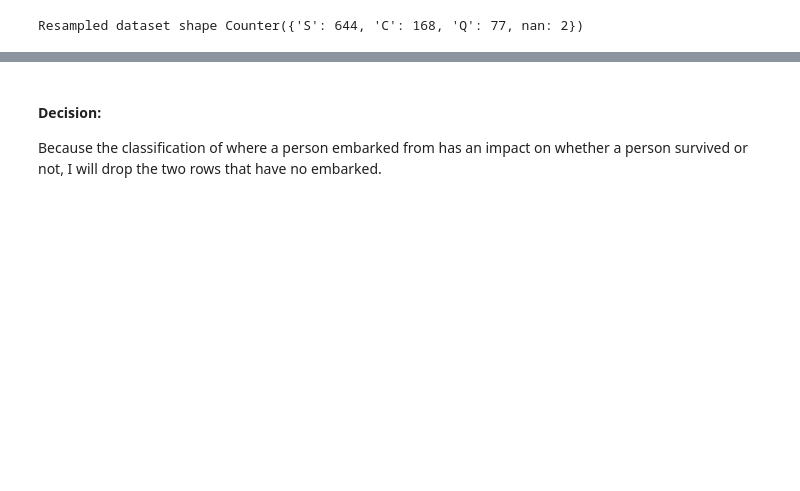
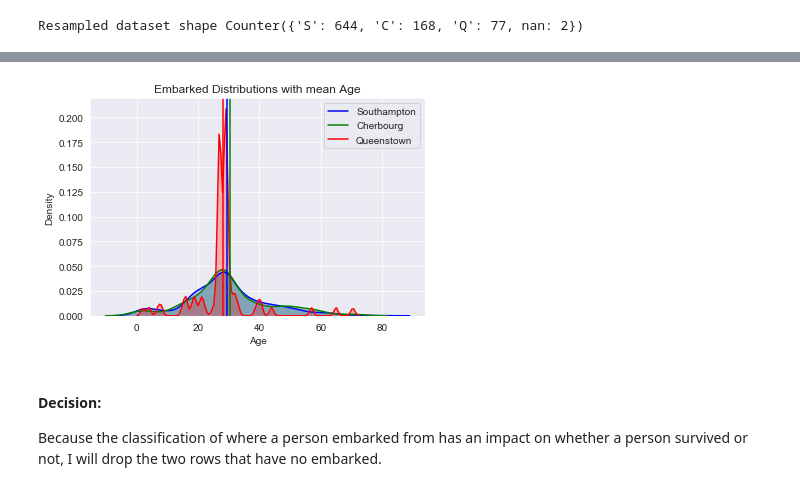
Before and after one commit to dusty736/kaggle_titanic, a Jupyter notebook: Titanic.ipynb, the cells around one changed output, grey strips where cells are left out. Saved outputs shown, nothing was run; the diff lists cells and outputs as text; code cells hidden in the pictures; blank space fills up the shorter version.

```diff
--- a/Titanic.ipynb
+++ b/Titanic.ipynb
@@ -208,0 +279,4 @@ sns.countplot(x = "Embarked", hue = "Survived", data=train_data)
+# %%
+plot_embarked(train_data, 'Age', 'mean')
+# %% [output]
+[figure, added]
```
Also changed, not shown: parts of 34 cells of this notebook.
